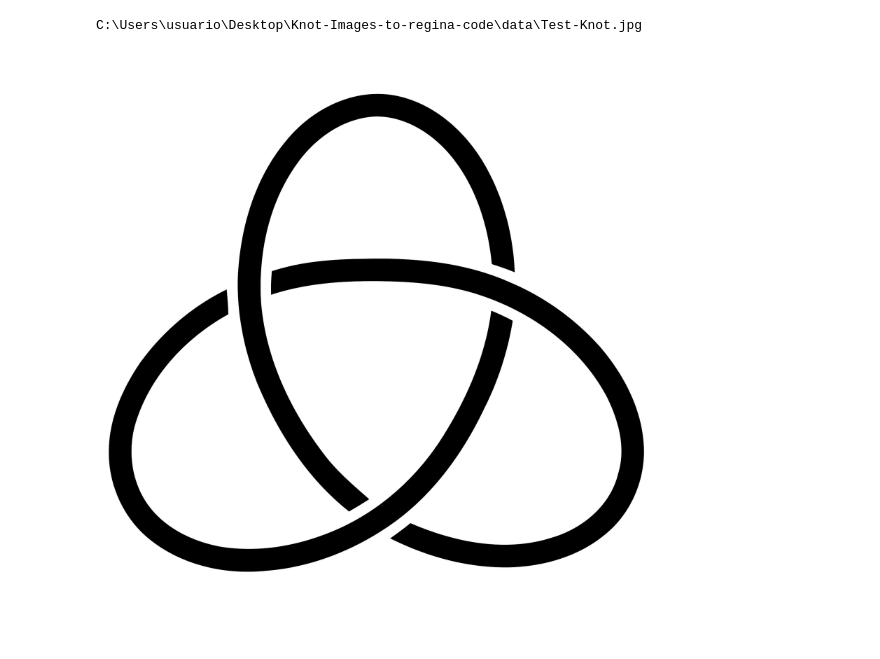
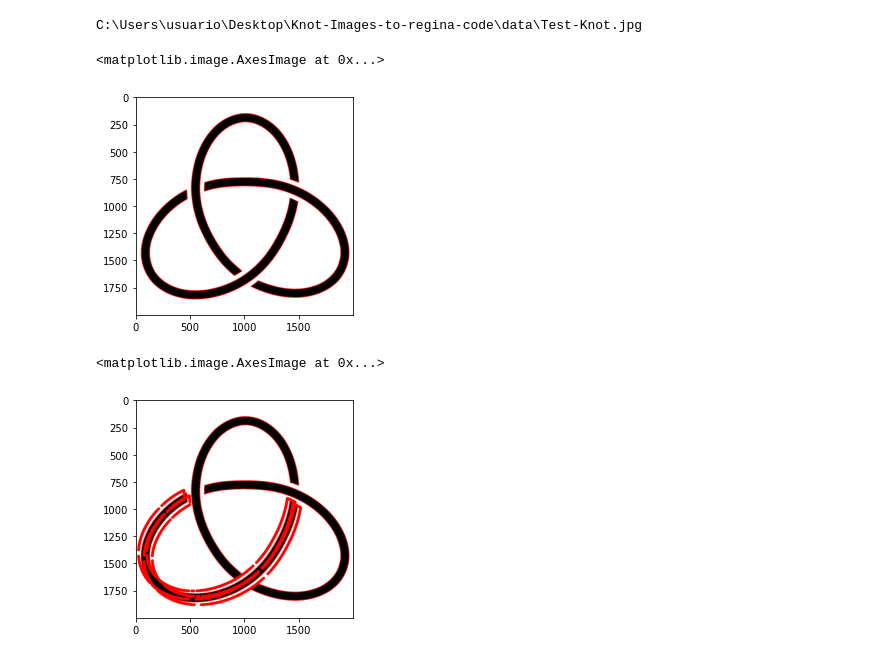
Before and after one commit to DanielBermudez00/Knot-Images-to-regina-code, a Jupyter notebook: scripts/Test-Funtions.ipynb, the cells around one changed output. Saved outputs shown, nothing was run; the diff lists cells and outputs as text; code cells hidden in the pictures.

Commit message:
Added first version of the methods to find contours and add resolution rectangles

```diff
--- a/scripts/Test-Funtions.ipynb
+++ b/scripts/Test-Funtions.ipynb
@@ -11,9 +14,66 @@ import os
 #-----------------------------
 FullPathOnLocalMachine= "C:\\Users\\usuario\\Desktop\\Knot-Images-to-regina-code\\data\\Test-Knot.jpg"
 print(FullPathOnLocalMachine)
-
-from IPython.display import Image
-Image(filename=FullPathOnLocalMachine)
 # %% [output]
 C:\Users\usuario\Desktop\Knot-Images-to-regina-code\data\Test-Knot.jpg
-[figure, removed]
+# %%
+'''
+This code will find the countours of the link as a jpg image
+'''
+
+
+image= cv2.imread(FullPathOnLocalMachine)
+
+gray = cv2.cvtColor(image, cv2.COLOR_BGR2GRAY)
+
+# Blur and threshold to isolate the knot
+blurred = cv2.GaussianBlur(gray, (15, 15), 0)
+
+_, thresh = cv2.threshold(blurred, 60, 255, cv2.THRESH_BINARY_INV)
+
+contours, _ = cv2.findContours(thresh, cv2.RETR_EXTERNAL, cv2.CHAIN_APPROX_SIMPLE)
+
+image_with_countours=cv2.drawContours(image, contours, -1, (255,0,0), 5)
+#plt.imshow(thresh)
+plt.imshow(image_with_countours)
+# %% [output]
+<matplotlib.image.AxesImage at 0x...>
+[figure, added]
+# %%
+'''
+This code makes rectangles along the Knot to process whether is an overcrossing or undercrossing
+'''
+#The number N is the resolution of the rectangle that we will consider
+# It is the minimal resolution of the crossing, this depends on the image
+# and posiibly we will need a code to stablish the best N
+N=200
+rect_size=50
+
+'''
+Notes for today:
+-This code seems to work, but there is an issue with the Hierarchy of the countours
+some of the are not acceced via the method below. Read on the CV2 documentation.
+- The code is note efficient and just processing the below picture stores a lot of memory (my computer is getting slow)
+'''
+
+
+rects = []
+# Sample points along the contour to place rectangles
+#print(countours[::N])
+#print(f'The lengh of countours is {len(countours)} and the lenght of stepping every 50 is {len(countours[::50])}')
+for component in countours:
+    for point in component[::N] :  # Adjust step for density
+        #print(f'The point is {point[0]}')
+        x, y = point
+        # Center the rectangle on the border point
+        #rects.append([[x - rect_size//2, y - rect_size//2],[x + rect_size//2, x + rect_size//2]])
+        rects.append([[x - rect_size//2, y - rect_size//2]])
+        rects.append([[x + rect_size//2, y + rect_size//2]])
+
+
+rects=np.array(rects)
+image_with_rects=cv2.drawContours(image, rects, -1, (255,0,0), 25)
+plt.imshow(image_with_rects)
+# %% [output]
+<matplotlib.image.AxesImage at 0x...>
+[figure, added]
```
Also changed, not shown: parts of 1 cell of this notebook.
